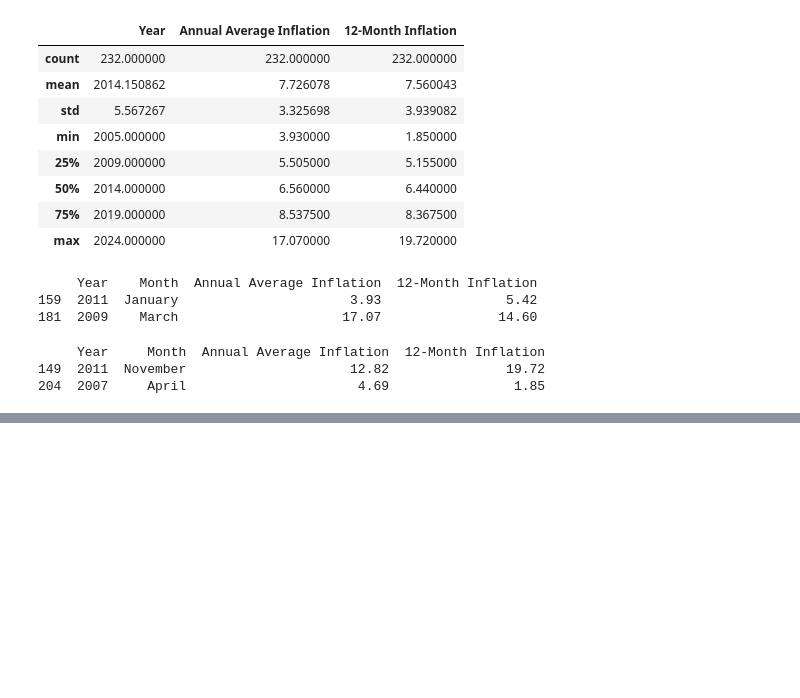
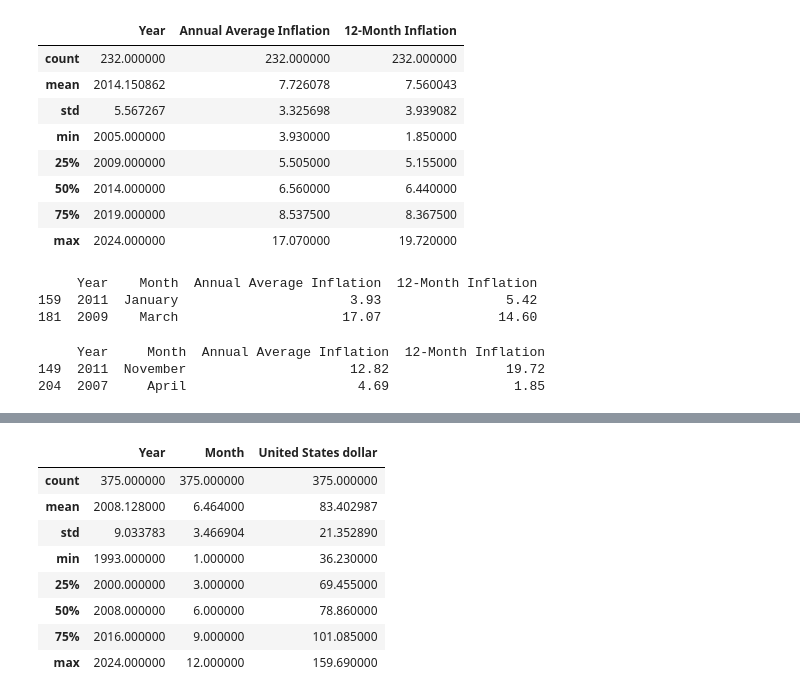
Before and after one commit to PerisN/Predicting-the-rate-of-Inflation-in-Kenya, a Jupyter notebook: notebooks/cleaning_exploration.ipynb, the cells around one changed output, grey strips where cells are left out. Cells and saved outputs as stored; diff of their text form; code cells hidden in the pictures; blank space fills up the shorter version.

```diff
--- a/notebooks/cleaning_exploration.ipynb
+++ b/notebooks/cleaning_exploration.ipynb
@@ -77 +105,13 @@ df_inf.boxplot(column=['Annual Average Inflation', '12-Month Inflation'], by='Ye
+# %%
+df_exch.describe()
+# %% [output]
+|  | Year | Month | United States dollar |
+| count | 375.000000 | 375.000000 | 375.000000 |
+| mean | 2008.128000 | 6.464000 | 83.402987 |
+| std | 9.033783 | 3.466904 | 21.352890 |
+| min | 1993.000000 | 1.000000 | 36.230000 |
+| 25% | 2000.000000 | 3.000000 | 69.455000 |
+| 50% | 2008.000000 | 6.000000 | 78.860000 |
+| 75% | 2016.000000 | 9.000000 | 101.085000 |
+| max | 2024.000000 | 12.000000 | 159.690000 |
 # %%
```
Also changed, not shown: parts of 11 cells of this notebook.
